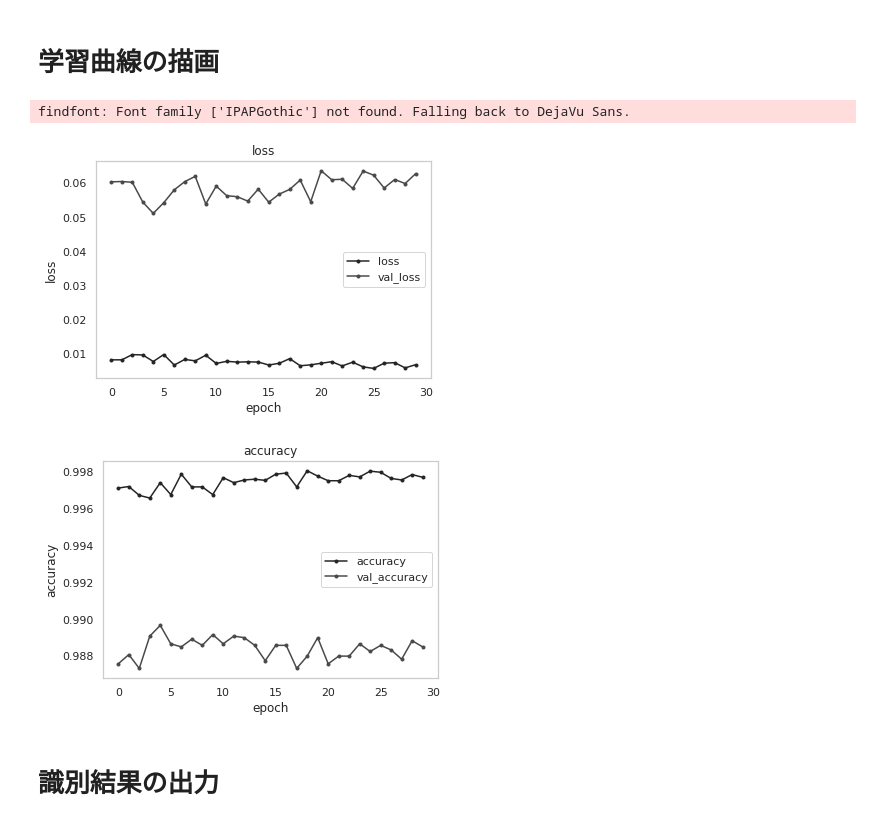
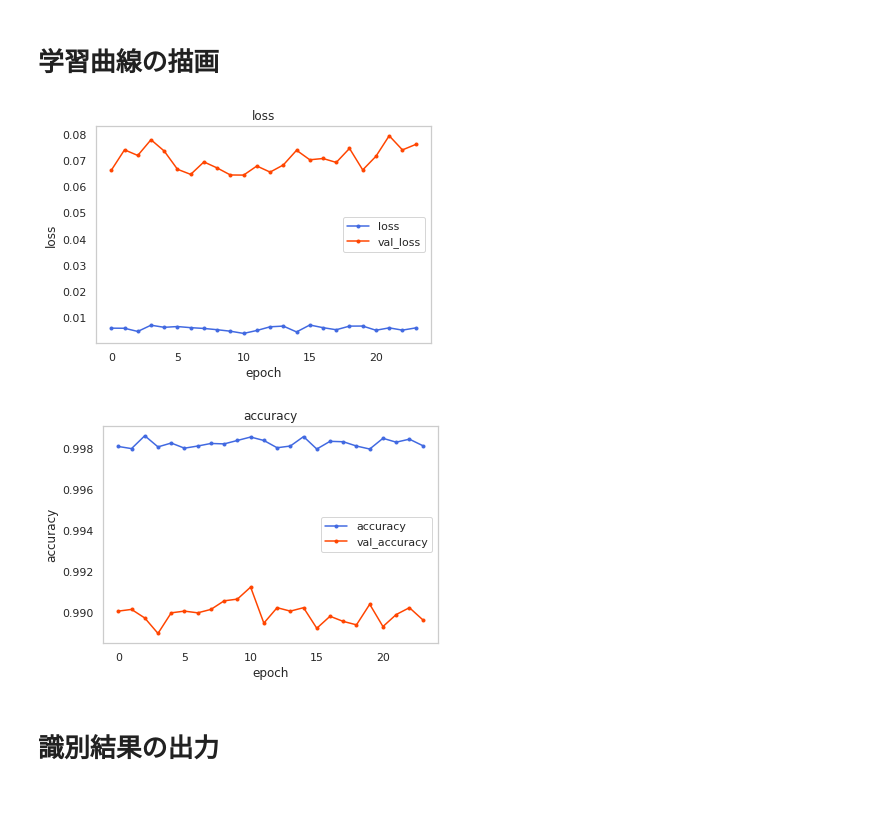
Before and after one commit to IshimotoTakara/CrushedCharactersIdentification, a Jupyter notebook: code.ipynb, the cells around one changed output. Cells and saved outputs as stored; diff of their text form; code cells hidden in the pictures.

```diff
--- a/code.ipynb
+++ b/code.ipynb
@@ -204,6 +236,7 @@ import tensorflow as tf
 from tensorflow import keras
 from tensorflow.keras.models import Sequential
 from tensorflow.keras import layers
+from keras.layers import BatchNormalization
 from tensorflow.keras import backend as K
 from tensorflow.keras.utils import plot_model
 
@@ -220,19 +253,17 @@ input_shape = (28, 28, 1)
 model = Sequential()
 
 # Conv2D：2次元畳み込み層。空間フィルタ – 畳み込み演算層。
-# 32種類の「3×3」のフィルタ
-model.add(layers.Conv2D(32, kernel_size=(3, 3), activation='relu', input_shape=input_shape))
-# プーリング層
+# 32種類の「5×5」のフィルタ
+model.add(layers.Conv2D(32, kernel_size=(5, 5), activation='relu', input_shape=input_shape))
 model.add(layers.MaxPooling2D(pool_size=(2, 2)))
-# ドロップアウト層(過学習防止用, dropoutレートが0.25なら512個のユニットのうち、25%のユニットを無効化）
+# ドロップアウト(過学習防止用, dropoutレートが0.25なら512個のユニットのうち、25%のユニットを無効化？）
 model.add(layers.Dropout(0.25))
 
 model.add(layers.Conv2D(64, kernel_size=(3, 3), activation='relu'))
 model.add(layers.MaxPooling2D(pool_size=(2, 2)))
 model.add(layers.Dropout(0.4))
-# 平準化層
+
 model.add(layers.Flatten())
-# 全結合層
 model.add(layers.Dense(128, activation='relu'))
 model.add(layers.Dense(label_num, activation='softmax'))
 
@@ -266,7 +297,7 @@ _________________________________________________________________
 # バッチサイズ：1度に学習するデータサイズ
 batch_size = 128
 # エポック数：学習回数
-epochs = 30
+epochs = 24
 
 # 学習プロセスの設定する
 loss = keras.losses.categorical_crossentropy
@@ -311,27 +343,26 @@ validation accuracy : 0.9884999990463257
 # 学習曲線の描画
 # %%
-# 学習曲線の作成
-plt.plot(history.history["loss"], marker=".", label="loss")
-plt.plot(history.history["val_loss"], marker=".", label="val_loss")
+import matplotlib.pyplot as plt
+plt.plot(history.history["loss"], marker=".", label="loss", color='#4169e1')
+plt.plot(history.history["val_loss"], marker=".", label="val_loss", color='#ff4500')
 plt.title("loss")
 plt.grid()
 plt.xlabel("epoch")
 plt.ylabel("loss")
 plt.legend(loc="best")
 plt.show()
 
-plt.plot(history.history["accuracy"], marker=".", label="accuracy")
-plt.plot(history.history["val_accuracy"], marker=".", label="val_accuracy")
+plt.plot(history.history["accuracy"], marker=".", label="accuracy", color='#4169e1')
+plt.plot(history.history["val_accuracy"], marker=".", label="val_accuracy", color='#ff4500')
 plt.title("accuracy")
 plt.grid()
 plt.xlabel("epoch")
 plt.ylabel("accuracy")
 plt.legend(loc="best")
 plt.show()
 # %% [output]
-findfont: Font family ['IPAPGothic'] not found. Falling back to DejaVu Sans.
-[figure, old version]
+[figure, new version]
-[figure, old version]
+[figure, new version]
 # %% [markdown]
 # 識別結果の出力
 # %%
```
Also changed, not shown: parts of 6 cells of this notebook.
